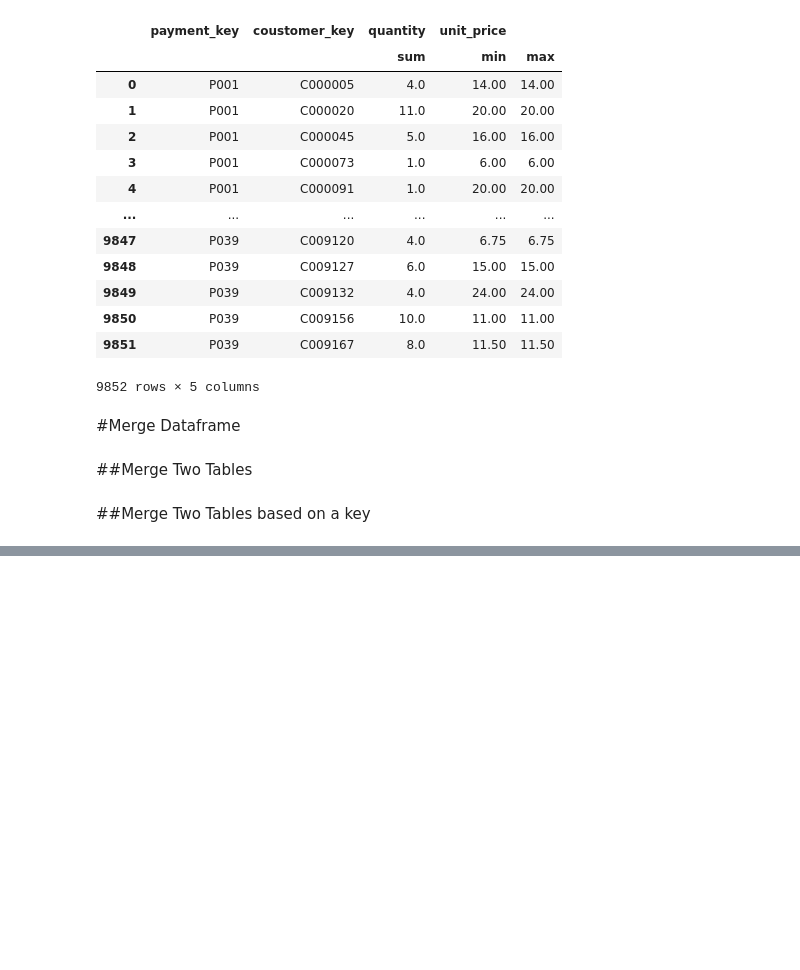
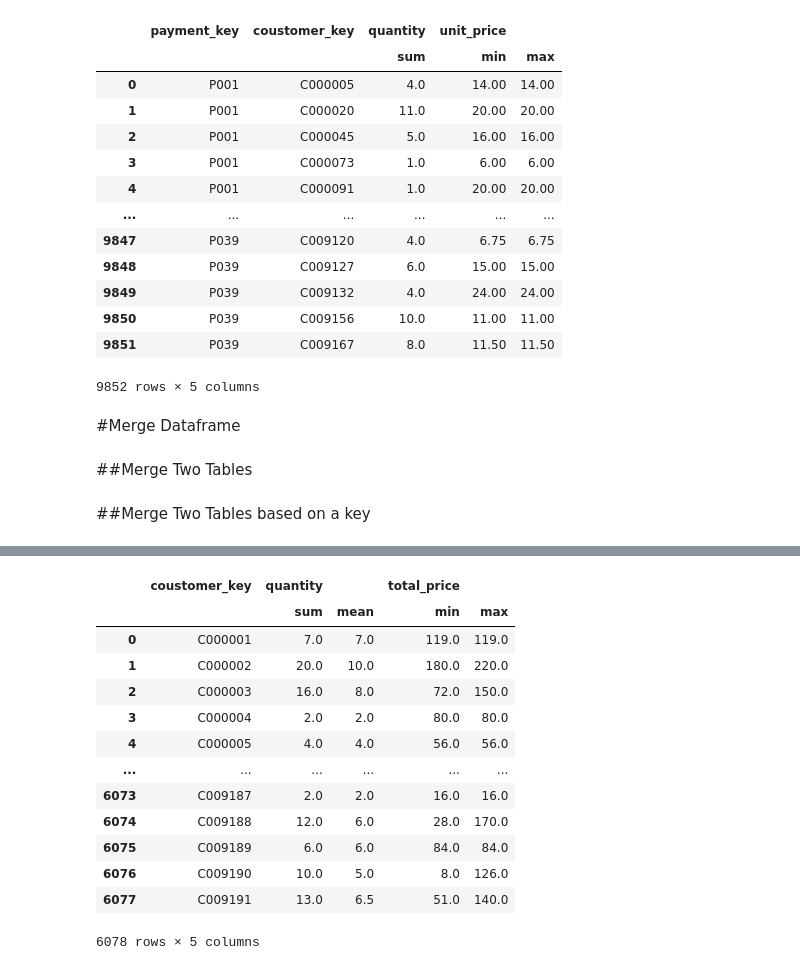
Before and after one commit to zahid-bracu/buet-business-analytics, a Jupyter notebook: Lecture_6_Data_Descriptive_Statistics_GroupBy_Correlation_Study.ipynb, the cells around one changed output, grey strips where cells are left out. Saved outputs shown, nothing was run; the diff lists cells and outputs as text; code cells hidden in the pictures; blank space fills up the shorter version.

```diff
--- a/Lecture_6_Data_Descriptive_Statistics_GroupBy_Correlation_Study.ipynb
+++ b/Lecture_6_Data_Descriptive_Statistics_GroupBy_Correlation_Study.ipynb
@@ -222,0 +356,18 @@ fact_table_store_dim=pd.merge(fact_table,store_dim,on='store_key')
+# %%
+df3 = fact_table.groupby(['coustomer_key']).aggregate({'quantity':['sum','mean'],'total_price':['min','max']}).reset_index()
+df3
+# %% [output]
+|  | coustomer_key | quantity |  | total_price |  |
+|  |  | sum | mean | min | max |
+| 0 | C000001 | 7.0 | 7.0 | 119.0 | 119.0 |
+| 1 | C000002 | 20.0 | 10.0 | 180.0 | 220.0 |
+| 2 | C000003 | 16.0 | 8.0 | 72.0 | 150.0 |
+| 3 | C000004 | 2.0 | 2.0 | 80.0 | 80.0 |
+| 4 | C000005 | 4.0 | 4.0 | 56.0 | 56.0 |
+| ... | ... | ... | ... | ... | ... |
+| 6073 | C009187 | 2.0 | 2.0 | 16.0 | 16.0 |
+| 6074 | C009188 | 12.0 | 6.0 | 28.0 | 170.0 |
+| 6075 | C009189 | 6.0 | 6.0 | 84.0 | 84.0 |
+| 6076 | C009190 | 10.0 | 5.0 | 8.0 | 126.0 |
+| 6077 | C009191 | 13.0 | 6.5 | 51.0 | 140.0 |
+6078 rows × 5 columns
```
Also changed, not shown: parts of 29 cells of this notebook.
